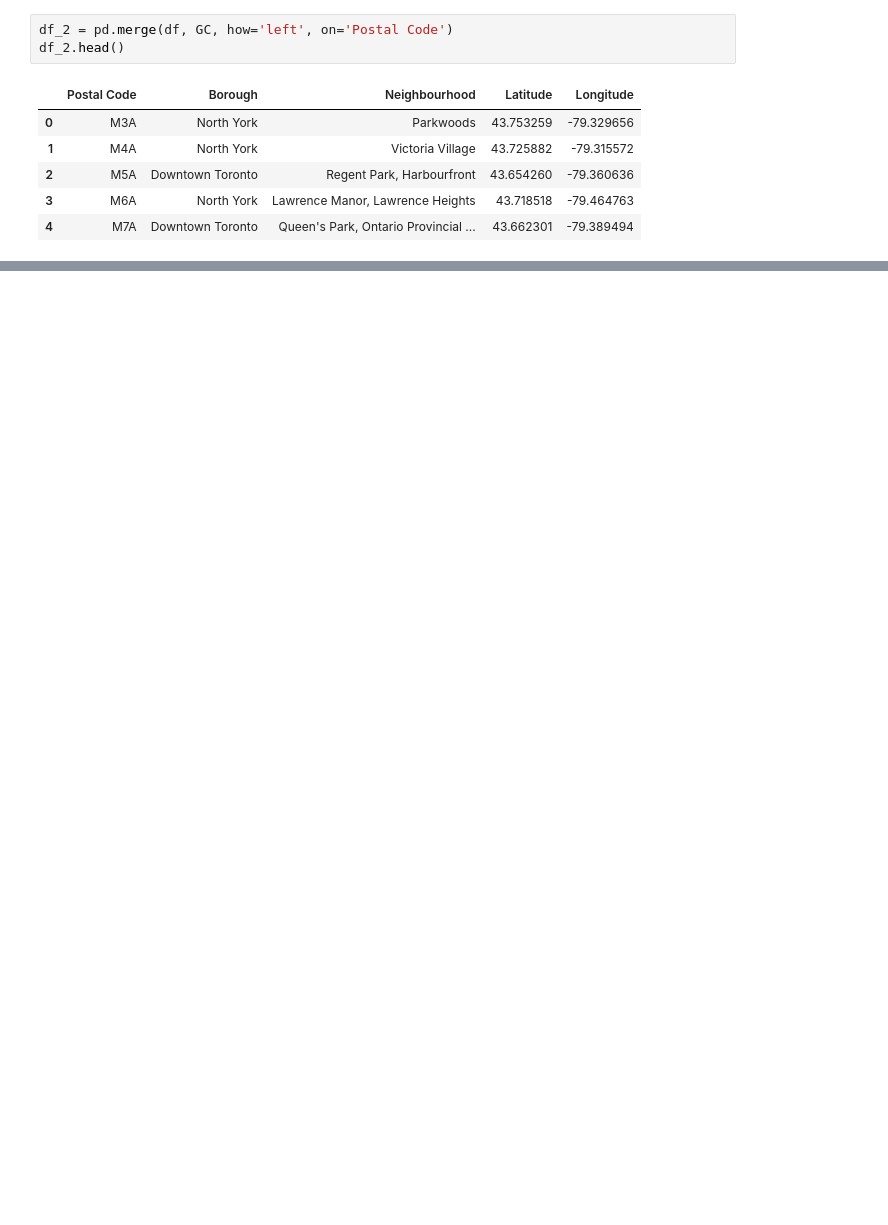
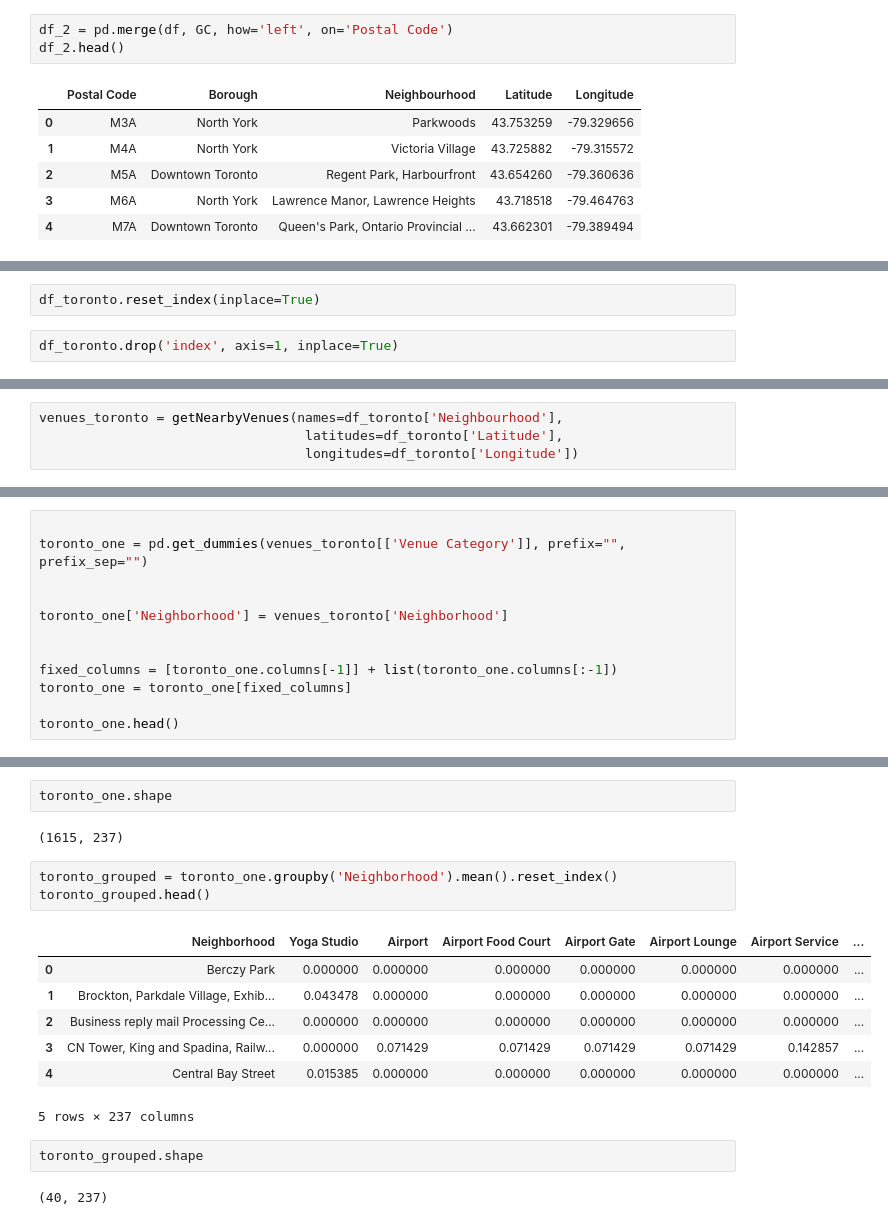
Before and after one commit to renzoclaure/Coursera-Segmenting-and-Clustering-Neighborhoods-in-Toronto, a Jupyter notebook: Segmenting and Clustering Neighborhoods in Toronto.ipynb, the cells around one changed output, grey strips where cells are left out. Saved outputs shown, nothing was run; the diff lists cells and outputs as text; blank space fills up the shorter version.

Commit message:
Published from Watson Studio.

```diff
--- a/Segmenting and Clustering Neighborhoods in Toronto.ipynb
+++ b/Segmenting and Clustering Neighborhoods in Toronto.ipynb
@@ -87,0 +217,4 @@ df_2.head()
+# %%
+df_toronto.reset_index(inplace=True)
+# %%
+df_toronto.drop('index', axis=1, inplace=True)
@@ -87,0 +277,4 @@ df_2.head()
+# %%
+venues_toronto = getNearbyVenues(names=df_toronto['Neighbourhood'],
+                                  latitudes=df_toronto['Latitude'],
+                                  longitudes=df_toronto['Longitude'])
@@ -87,0 +328,12 @@ df_2.head()
+# %%
+
+toronto_one = pd.get_dummies(venues_toronto[['Venue Category']], prefix="", prefix_sep="")
+
+
+toronto_one['Neighborhood'] = venues_toronto['Neighborhood']
+
+
+fixed_columns = [toronto_one.columns[-1]] + list(toronto_one.columns[:-1])
+toronto_one = toronto_one[fixed_columns]
+
+toronto_one.head()
@@ -87,0 +348,19 @@ df_2.head()
+# %%
+toronto_one.shape
+# %% [output]
+(1615, 237)
+# %%
+toronto_grouped = toronto_one.groupby('Neighborhood').mean().reset_index()
+toronto_grouped.head()
+# %% [output]
+|  | Neighborhood | Yoga Studio | Airport | Airport Food Court | Airport Gate | Airport Lounge | Airport Service | ... |
+| 0 | Berczy Park | 0.000000 | 0.000000 | 0.000000 | 0.000000 | 0.000000 | 0.000000 | ... |
+| 1 | Brockton, Parkdale Village, Exhib... | 0.043478 | 0.000000 | 0.000000 | 0.000000 | 0.000000 | 0.000000 | ... |
+| 2 | Business reply mail Processing Ce... | 0.000000 | 0.000000 | 0.000000 | 0.000000 | 0.000000 | 0.000000 | ... |
+| 3 | CN Tower, King and Spadina, Railw... | 0.000000 | 0.071429 | 0.071429 | 0.071429 | 0.071429 | 0.142857 | ... |
+| 4 | Central Bay Street | 0.015385 | 0.000000 | 0.000000 | 0.000000 | 0.000000 | 0.000000 | ... |
+5 rows × 237 columns
+# %%
+toronto_grouped.shape
+# %% [output]
+(40, 237)
```
Also changed, not shown: parts of 40 cells of this notebook.
